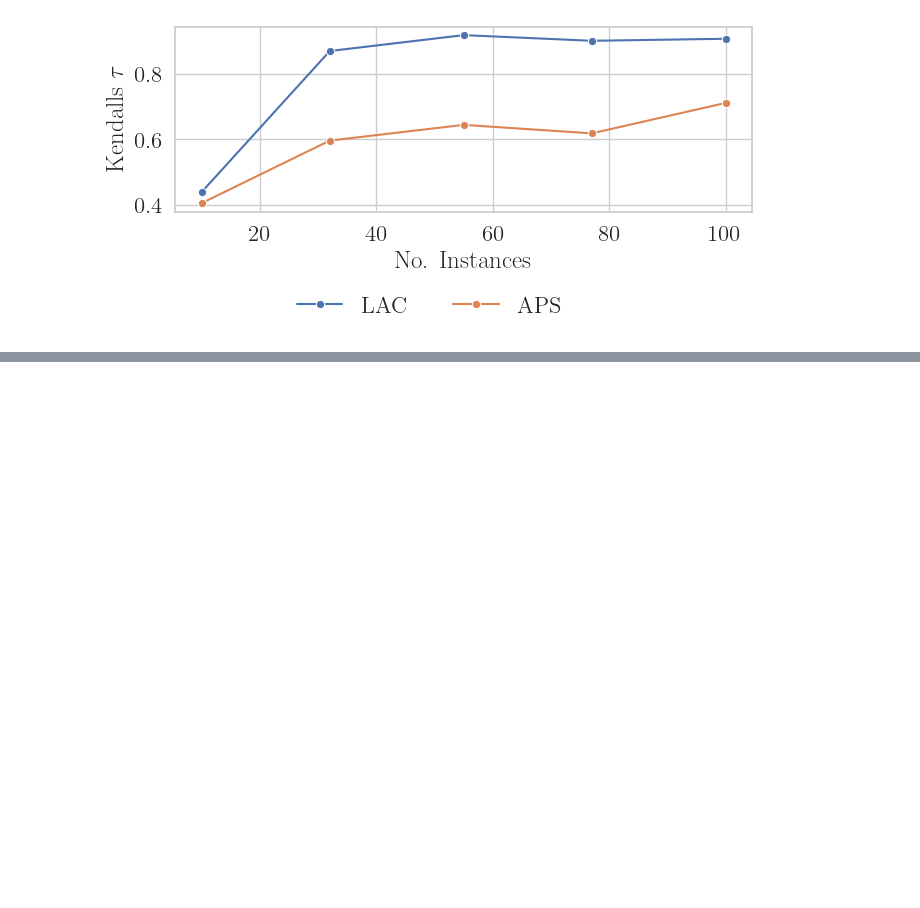
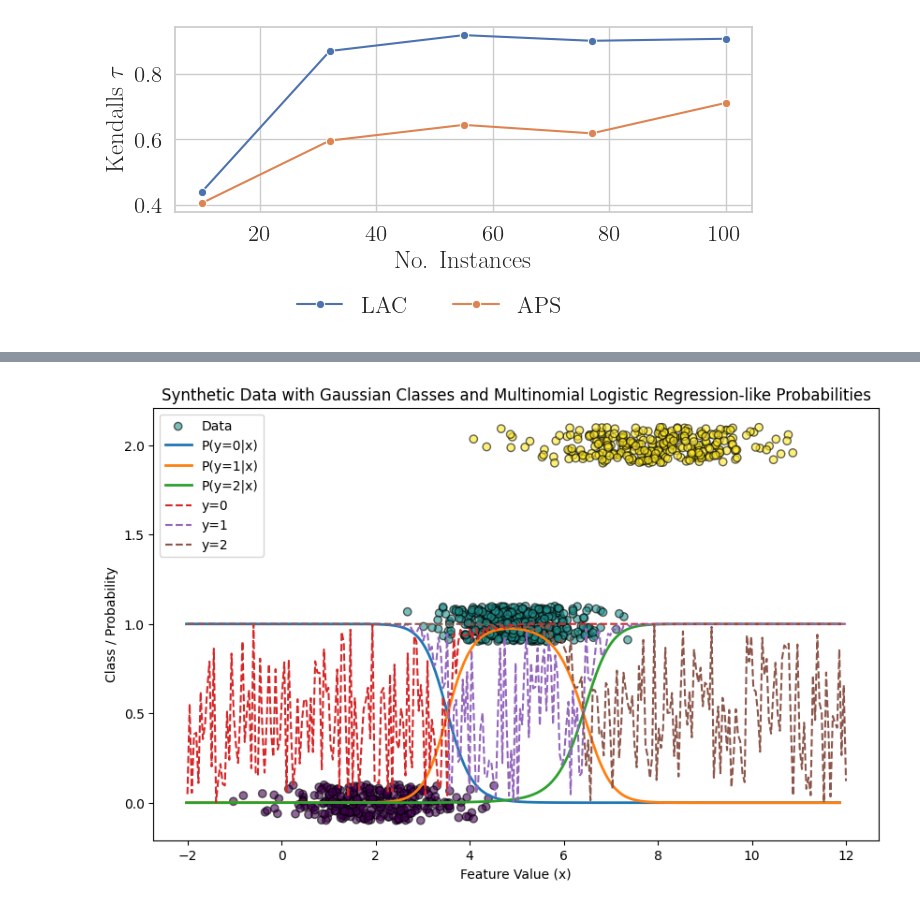
Before and after one commit to yunjinnkim/preference-based-cp, a Jupyter notebook: notebooks/learning_conformity_scores.ipynb, the cells around one changed output, grey strips where cells are left out. Cells and saved outputs as stored; diff of their text form; code cells hidden in the pictures; blank space fills up the shorter version.

```diff
--- a/notebooks/learning_conformity_scores.ipynb
+++ b/notebooks/learning_conformity_scores.ipynb
@@ -459,0 +697,68 @@ oracle_annotator = OracleAnnotator(mapie_clf, generator)
+# %%
+import matplotlib.pyplot as plt
+from mapie.classification import MapieClassifier
+from mapie.conformity_scores import APSConformityScore, LACConformityScore
+
+
+# Step 1: Define class parameters
+class_params = {
+    0: {"mean": 2, "std": 1, "prior": 0.3},
+    1: {"mean": 5, "std": 0.8, "prior": 0.4},
+    2: {"mean": 8, "std": 1.2, "prior": 0.3},
+}
+
+# Step 2: Create an instance of the classifier
+clf = GaussianSyntheticClassifier(class_params=class_params)
+
+# Step 3: Generate synthetic data
+X, y = clf.generate_data(n_samples=1000)
+
+# Step 4: Fit the classifier (it's effectively a no-op, but we call it for sklearn compatibility)
+clf.fit(X, y)
+
+# Step 5: Predict probabilities for a range of x values (for plotting)
+x_range = np.linspace(X.min() - 1, X.max() + 1, 1000)
+probs = clf.predict_proba(x_range)
+
+# Step 6: Plot the data and probabilities
+plt.figure(figsize=(10, 6))
+
+# Scatter plot of the synthetic data
+plt.scatter(X, y + np.random.uniform(-0.1, 0.1, len(y)), c=y, cmap='viridis', alpha=0.6, edgecolor='k', label='Data')
+
+# Plot the probabilities for each class
+for i, c in enumerate(clf.classes_):
+    plt.plot(x_range, probs[:, i], label=f'P(y={c}|x)', linewidth=2)
+
+def get_conformity(mapie_clf, X, y):
+    y_pred_proba = mapie_clf.estimator.predict_proba(X)
+    scores = mapie_clf.conformity_score_function_.get_conformity_scores(
+                    y, y_pred_proba, y_enc=y
+                )
+    return scores
+
+mapie_clf = MapieClassifier(clf,cv="prefit",conformity_score=APSConformityScore())
+mapie_clf.fit(X,y)
+
+X_nc = np.linspace(-2,12,300).reshape(-1,1)
+y_0  = np.full((300),0)
+y_1  = np.full((300),1)
+y_2  = np.full((300),2)
+y_0_nc = get_conformity(mapie_clf, X_nc, y_0)
+y_1_nc = get_conformity(mapie_clf, X_nc, y_1)
+y_2_nc = get_conformity(mapie_clf, X_nc, y_2)
+
+
+plt.plot(X_nc.flatten(), y_0_nc, linestyle="--", label="y=0")
+plt.plot(X_nc.flatten(), y_1_nc, linestyle="--", label="y=1")
+plt.plot(X_nc.flatten(), y_2_nc, linestyle="--", label="y=2")
+
+
+# Labels and title
+plt.title("Synthetic Data with Gaussian Classes and Multinomial Logistic Regression-like Probabilities")
+plt.xlabel("Feature Value (x)")
+plt.ylabel("Class / Probability")
+plt.legend()
+plt.show()
+# %% [output]
+[figure, added]
```
Also changed, not shown: parts of 13 cells of this notebook.
